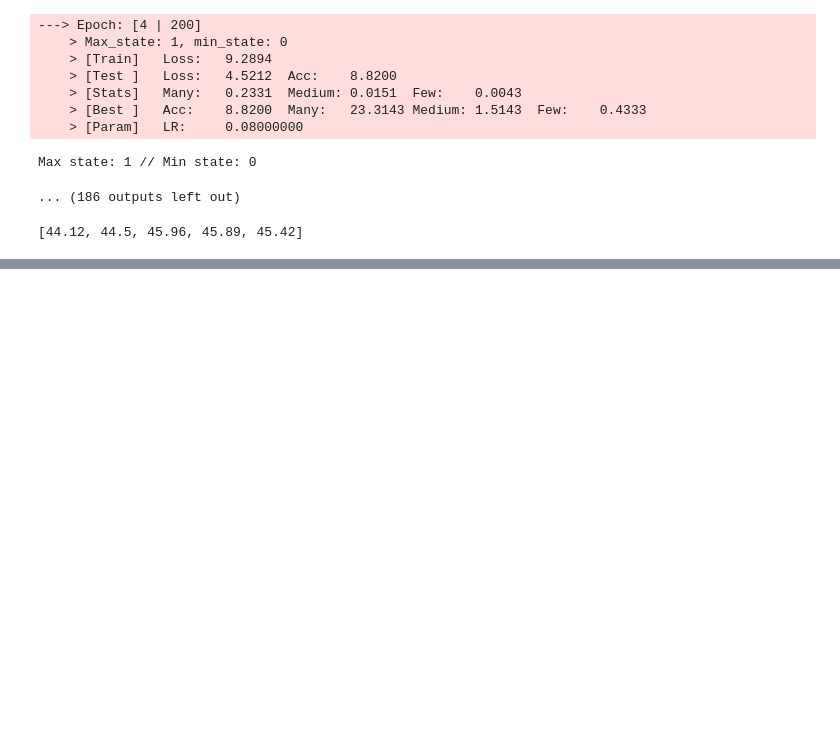
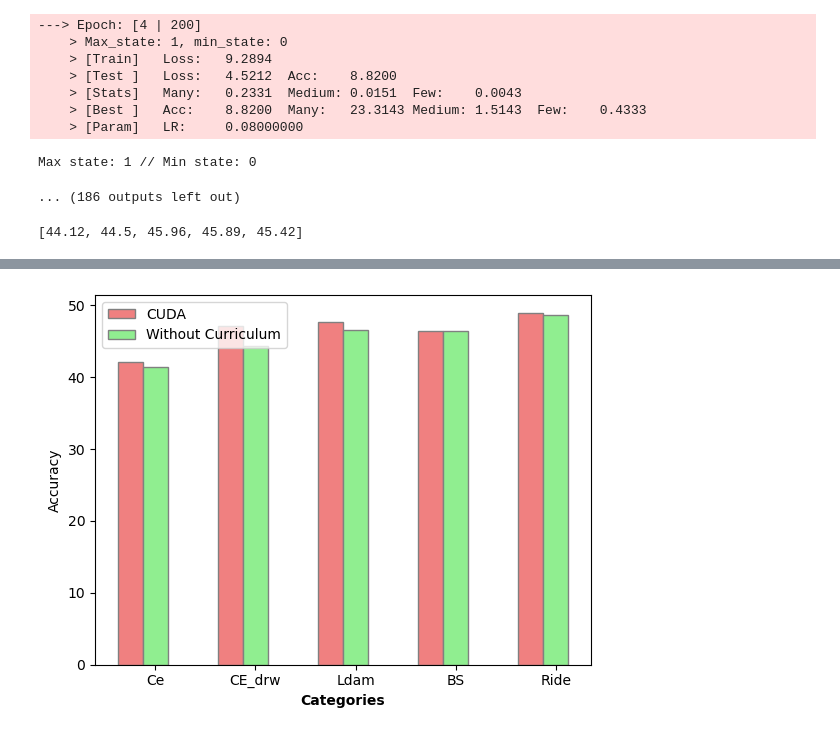
Before and after one commit to whitewhistle/-RE-CUDA, a Jupyter notebook: Hyperparameter/prob_aug.ipynb, the cells around one changed output, grey strips where cells are left out. Saved outputs shown, nothing was run; the diff lists cells and outputs as text; code cells hidden in the pictures; blank space fills up the shorter version.

```diff
--- a/Hyperparameter/prob_aug.ipynb
+++ b/Hyperparameter/prob_aug.ipynb
@@ -4985,0 +5037,35 @@ best_acc_values
+# %%
+import matplotlib.pyplot as plt
+import numpy as np
+
+# Data
+categories = ['Ce', 'CE_drw', 'Ldam', 'BS', 'Ride']
+
+cuda = [42.07, 47.2, 47.73, 46.5, 49.01]
+without_curriculum = [41.4, 44.3, 46.56, 46.49,48.72]
+
+# Width of each bar
+bar_width = 0.25
+
+# Set position of bar on X axis
+r1 = np.arange(len(vanilla))
+r2 = [x + bar_width for x in r1]
+
+
+# Plotting
+plt.bar(r1, cuda, color='lightcoral', width=bar_width, edgecolor='grey', label='CUDA')
+plt.bar(r2, without_curriculum, color='lightgreen', width=bar_width, edgecolor='grey', label='Without Curriculum')
+
+
+# Add xticks on the middle of the group bars
+plt.xlabel('Categories', fontweight='bold')
+plt.xticks([r + bar_width for r in range(len(vanilla))], categories)
+
+# Add y label
+plt.ylabel('Accuracy')
+
+# Create legend & Show graphic
+plt.legend()
+plt.show()
+# %% [output]
+[figure, added]
```
Also changed, not shown: parts of 2 cells of this notebook, 46 other files.
